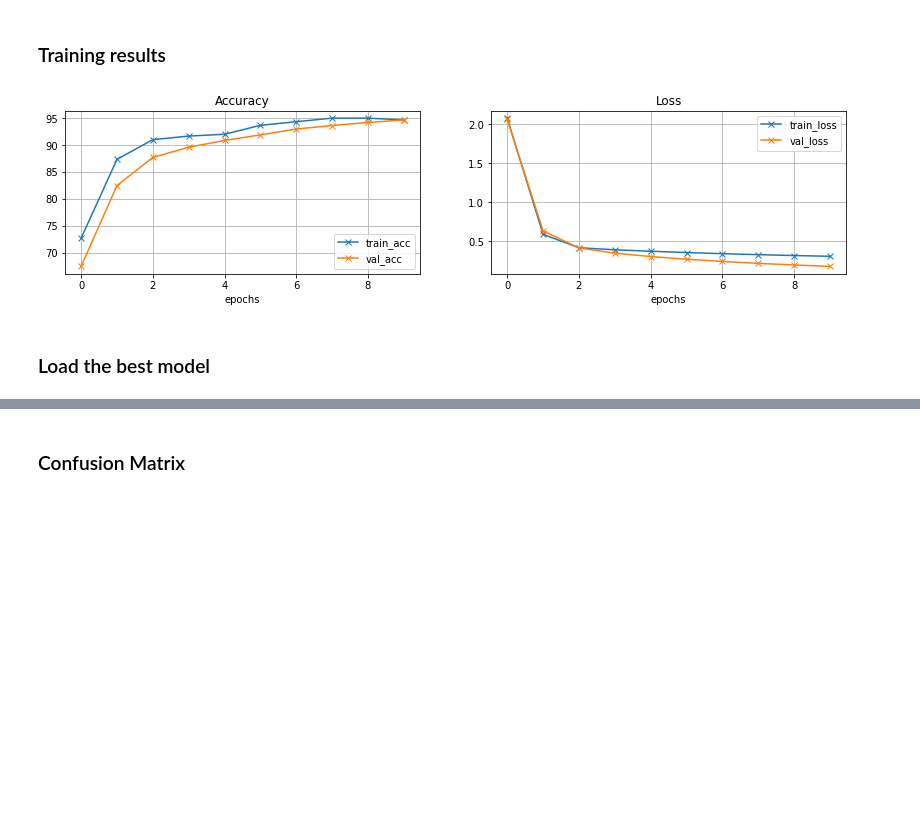
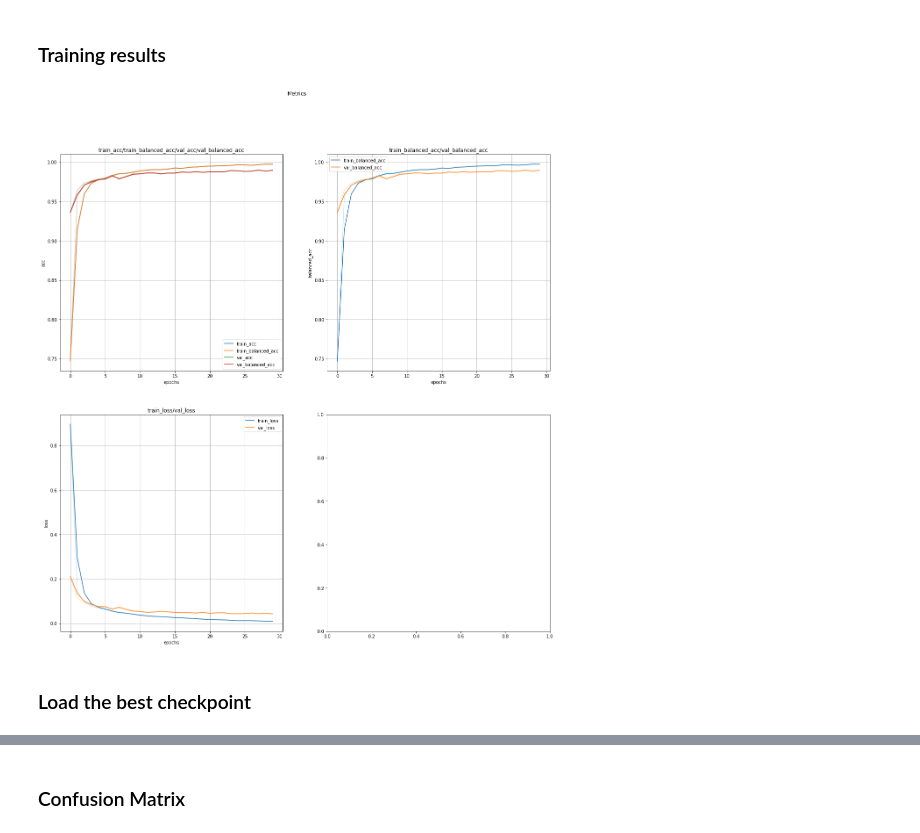
Before and after one commit to juancruzsosa/torchero, a Jupyter notebook: examples/notebooks/MNIST Supervised Trainer.ipynb, the cells around one changed output, grey strips where cells are left out. Drawn from its saved outputs; the diff is of its cells as text; code cells hidden in the pictures; blank space fills up the shorter version.

Commit message:
Update example notebooks

```diff
--- a/examples/notebooks/MNIST Supervised Trainer.ipynb
+++ b/examples/notebooks/MNIST Supervised Trainer.ipynb
@@ -74,0 +49,12 @@ test_dl = DataLoader(test_ds, batch_size=VAL_BATCH_SIZE)
+# %%
+network = nn.Sequential(nn.Conv2d(in_channels=1, out_channels=32, kernel_size=5),
+                        nn.ReLU(inplace=True),
+                        nn.MaxPool2d(2),
+                        nn.Conv2d(in_channels=32, out_channels=64, kernel_size=3),
+                        nn.ReLU(inplace=True),
+                        nn.MaxPool2d(2),
+                        nn.Flatten(),
+                        nn.Linear(5*5*64, 500),
+                        nn.ReLU(inplace=True),
+                        nn.Linear(500, 10))
+network
@@ -74,0 +74,11 @@ test_dl = DataLoader(test_ds, batch_size=VAL_BATCH_SIZE)
+# %%
+checkpoint = ModelCheckpoint('saved_model', mode='max', monitor='val_acc')
+model = ImageClassificationModel(model=network,
+                                 transform=transforms.Compose([transforms.Grayscale(),
+                                                               transforms.Resize((28,28)),
+                                                               transforms.ToTensor()]),
+                                 classes=[str(i) for i in range(10)])
+model.compile(optimizer='adam',
+              callbacks=[Logger(notebook=True),
+                         checkpoint,
+                         CSVLogger('training_results.xml')])
@@ -90,0 +92,5 @@ trainer.train(dataloader=train_dl, valid_dataloader=test_dl, epochs=10)
+# %%
+history = model.fit(train_ds,
+                    val_ds,
+                    batch_size=1024,
+                    epochs=30)
@@ -91,14 +112,12 @@ trainer.train(dataloader=train_dl, valid_dataloader=test_dl, epochs=10)
 # %% [markdown]
 ### Training results
-# %%
-fig, axs = plt.subplots(figsize=(14,3), ncols=2, nrows=1)
-trainer.history.epoch_plot(['train_acc', 'val_acc'], ax=axs[0], title="Accuracy")
-trainer.history.epoch_plot(['train_loss', 'val_loss'], ax=axs[1], title="Loss")
-plt.show()
-# %% [output]
-[figure, removed]
+# %%
+history.plot(figsize=(20, 20), smooth=0.2)
+plt.show()
+# %% [output]
+[figure, added]
 # %% [markdown]
-### Load the best model
+### Load the best checkpoint
 # %%
 checkpoint.load()
 # %% [output]
```
Also changed, not shown: parts of 30 cells of this notebook, 3 other files.
